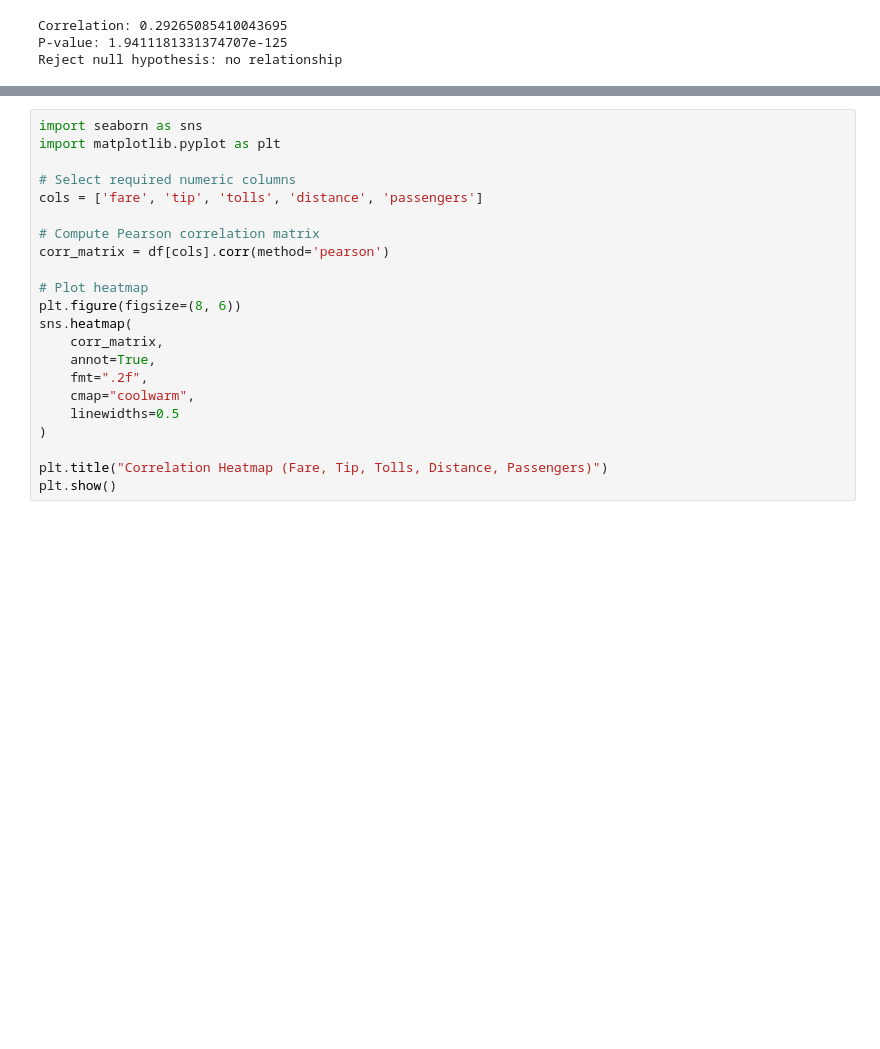
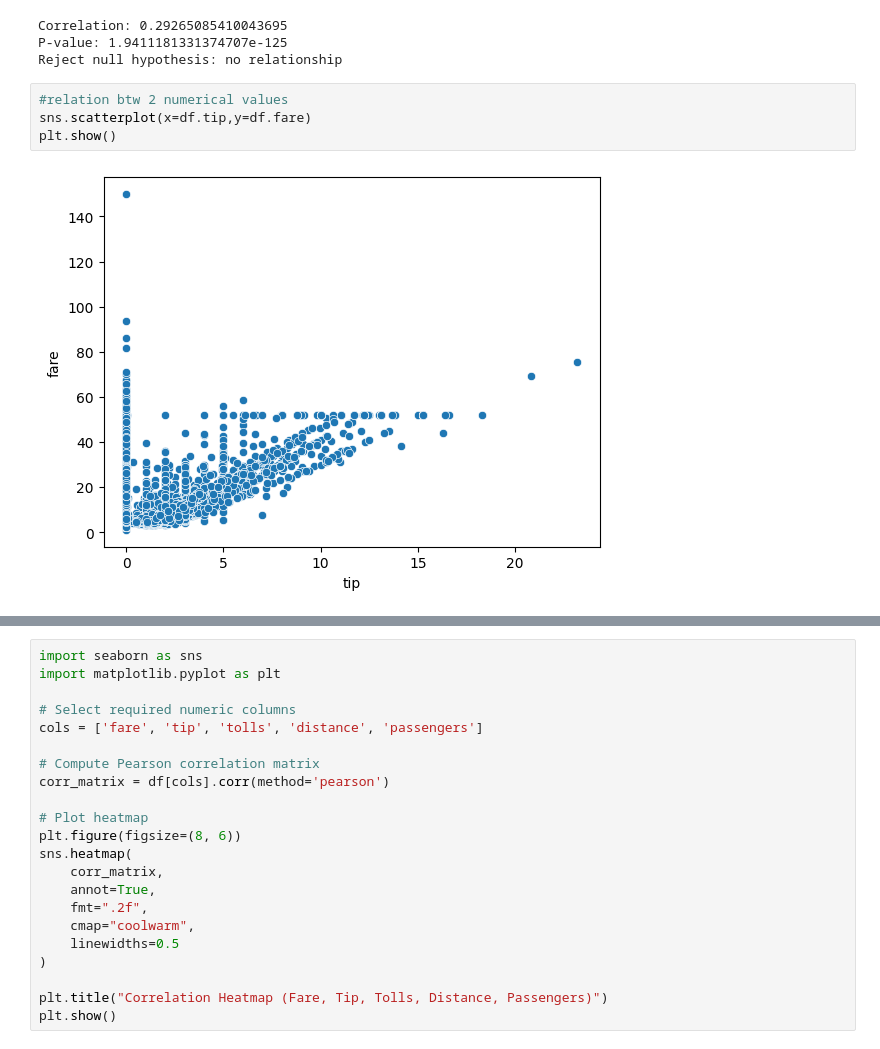
Before and after one commit to Jagruthireddie/machine_learning1, a Jupyter notebook: Untitled7.ipynb, the cells around one changed output, grey strips where cells are left out. Cells and saved outputs as stored; diff of their text form; blank space fills up the shorter version.

```diff
--- a/Untitled7.ipynb
+++ b/Untitled7.ipynb
@@ -568,3 +617,9 @@ else:
 Correlation: 0.29265085410043695
 P-value: 1.9411181331374707e-125
 Reject null hypothesis: no relationship
+# %%
+#relation btw 2 numerical values
+sns.scatterplot(x=df.tip,y=df.fare)
+plt.show()
+# %% [output]
+[figure, added]
```
Also changed, not shown: parts of 16 cells of this notebook.
